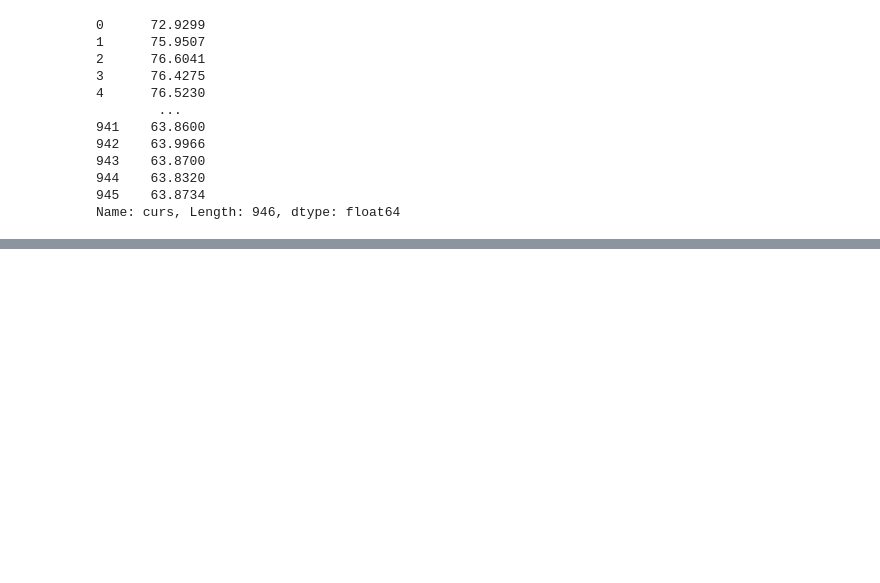
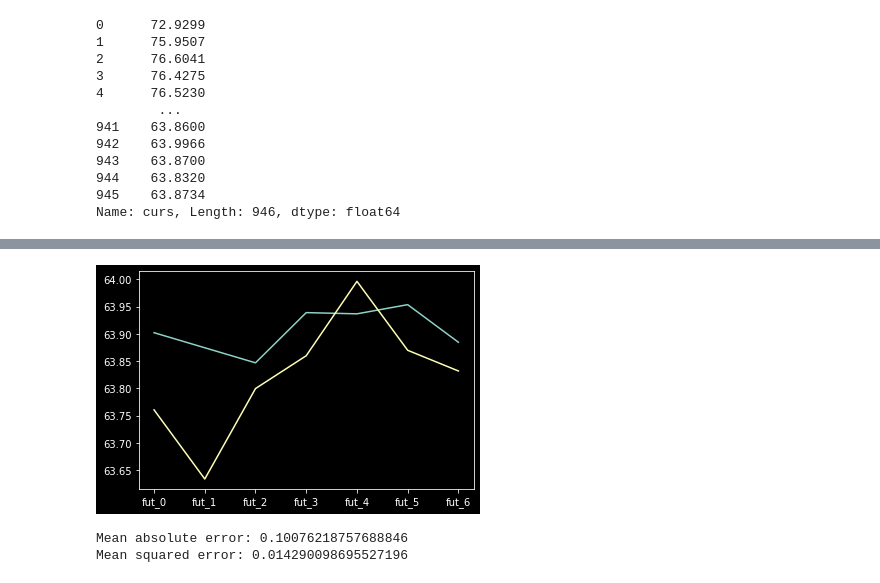
Before and after one commit to 4egod/skillbox_ds_hw, a Jupyter notebook: hw.ipynb, the cells around one changed output, grey strips where cells are left out. Cells and saved outputs as stored; diff of their text form; code cells hidden in the pictures; blank space fills up the shorter version.

```diff
--- a/hw.ipynb
+++ b/hw.ipynb
@@ -41,0 +54,3 @@ end=len(values) - future
+# %%
+df = pd.DataFrame(raw_df, columns=(past_cols+future_cols))
+df
@@ -41,0 +71,8 @@ end=len(values) - future
+# %%
+# Trining
+x = df[past_cols][:-1]
+y = df[future_cols][:-1]
+
+# Test
+x_test = df[past_cols][-1:]
+y_test = df[future_cols][-1:]
@@ -41,0 +91,8 @@ end=len(values) - future
+# %%
+prediction = LinReg.predict(x_test)
+# %%
+plt.plot(prediction[0])
+plt.plot(y_test.iloc[0])
+plt.show()
+# %% [output]
+[figure, added]
@@ -41,0 +101,8 @@ end=len(values) - future
+# %%
+abs_err = mean_absolute_error(y_test, prediction)
+sq_err = mean_squared_error(y_test, prediction)
+print('Mean absolute error:', abs_err)
+print('Mean squared error:', sq_err)
+# %% [output]
+Mean absolute error: 0.10076218757688846
+Mean squared error: 0.014290098695527196
```
Also changed, not shown: parts of 9 cells of this notebook.
